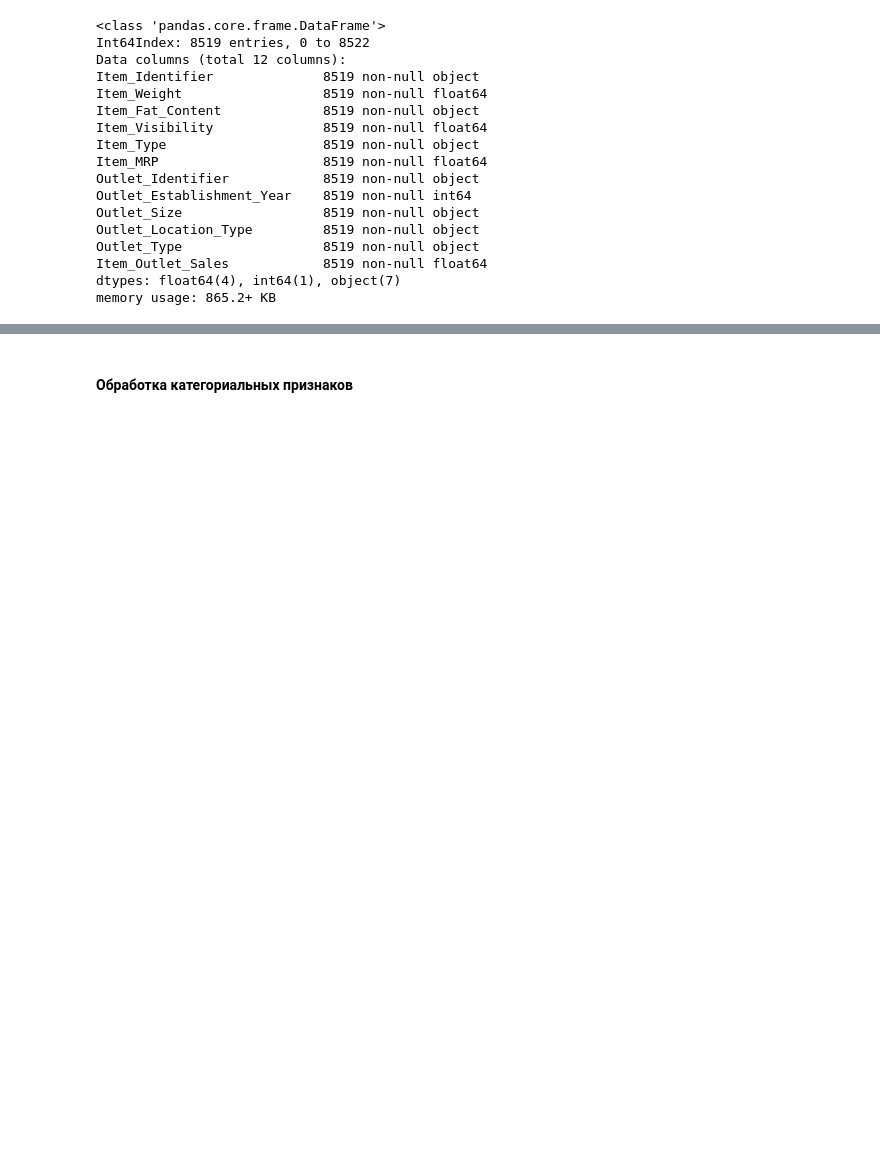
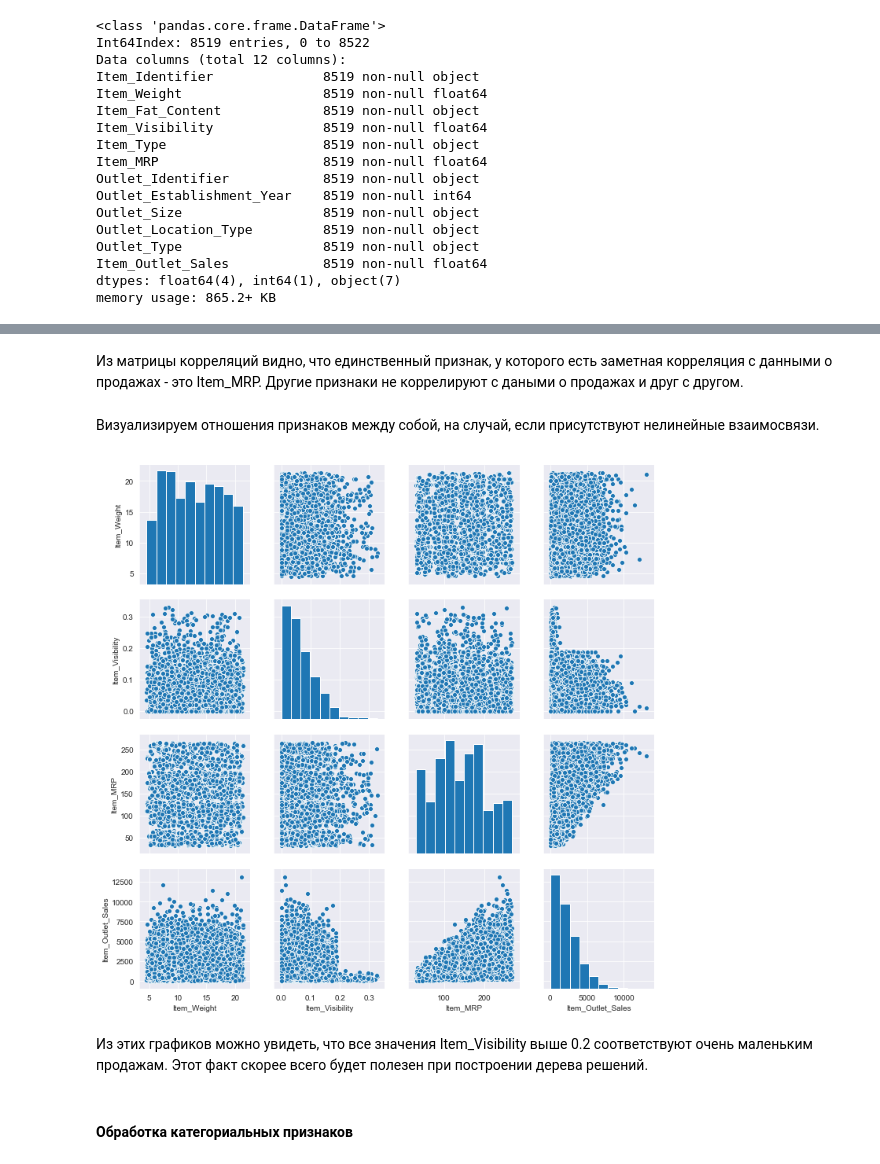
Before and after one commit to mrvanolog/Netology, a Jupyter notebook: Машинное обучение 2.0/Построение модели/SemiFinal/SemiFinal.ipynb, the cells around one changed output, grey strips where cells are left out. Cells and saved outputs as stored; diff of their text form; code cells hidden in the pictures; blank space fills up the shorter version.

```diff
--- a/Машинное обучение 2.0/Построение модели/SemiFinal/SemiFinal.ipynb
+++ b/Машинное обучение 2.0/Построение модели/SemiFinal/SemiFinal.ipynb
@@ -275,3 +290,14 @@ memory usage: 865.2+ KB
+# %% [markdown]
+Из матрицы корреляций видно, что единственный признак, у которого есть заметная корреляция с данными о продажах - это Item_MRP. Другие признаки не коррелируют с даными о продажах и друг с другом.
+# %% [markdown]
+Визуализируем отношения признаков между собой, на случай, если присутствуют нелинейные взаимосвязи.
+# %%
+sns.pairplot(df.drop('Outlet_Establishment_Year', axis=1))
+plt.show()
+# %% [output]
+[figure, added]
+# %% [markdown]
+Из этих графиков можно увидеть, что все значения Item_Visibility выше 0.2 соответствуют очень маленьким продажам. Этот факт скорее всего будет полезен при построении дерева решений.
 # %% [markdown]
 #### Обработка категориальных признаков
 # %%
```
Also changed, not shown: parts of 44 cells of this notebook.
